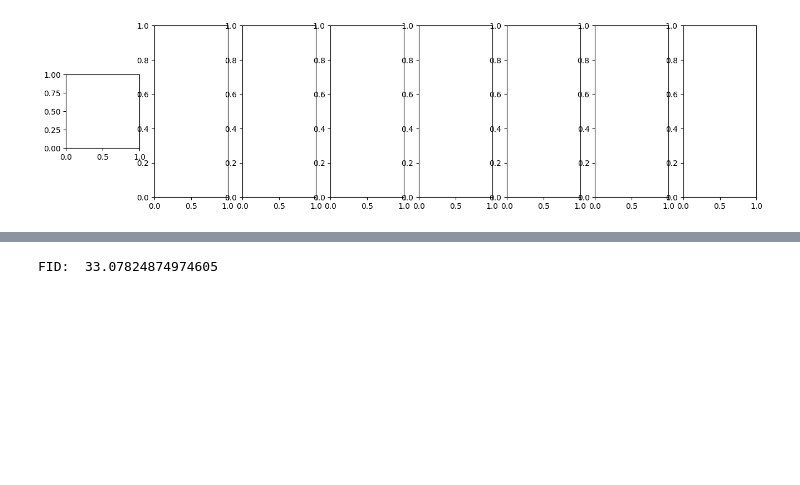
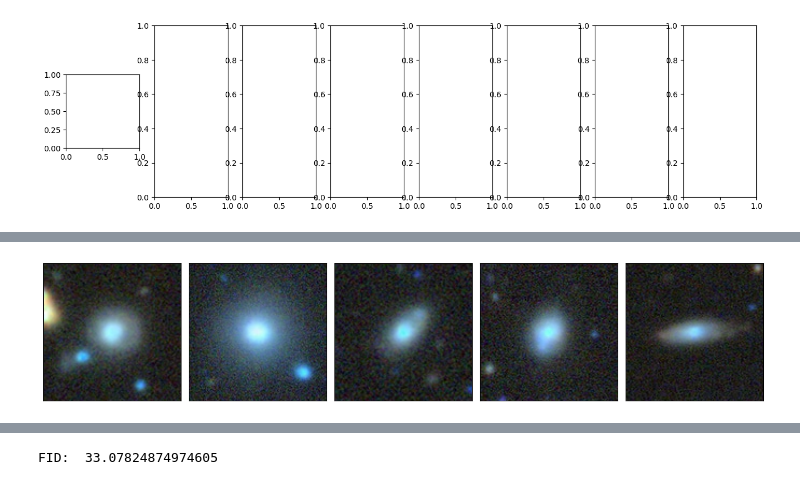
Before and after one commit to SandyYuan/galaxydiffuser, a Jupyter notebook: conditional_diffuser.ipynb, the cells around one changed output, grey strips where cells are left out. Drawn from its saved outputs; the diff is of its cells as text; code cells hidden in the pictures; blank space fills up the shorter version.

Commit message:
working conditional model

```diff
--- a/conditional_diffuser.ipynb
+++ b/conditional_diffuser.ipynb
@@ -131,7 +125,7 @@ dl = data.DataLoader(ds, batch_size = 16, shuffle=True)
 model = Unet(
     dim = 64,
     dim_mults = (1, 1, 2, 2, 2, 4, 4, 4),
-    # dim_cond = 3
+    dim_cond = 3
 ).to(device=DEVICE)
 
 diffusion = GaussianDiffusion(
@@ -155,7 +149,7 @@ trainer = Trainer(
     save_every = 5000,
     sample_every = 3000,
     num_workers=16,
-    cond = False,
+    cond = True,
 )
 # %%
 trainer.train()
@@ -180,0 +175,25 @@ Error: You must call wandb.init() before wandb.log()
+# %%
+trainer.load(95000)
+
+batch_size = 5
+conditioning = torch.zeros(batch_size, 3)
+conditioning[:, 0] = 0.1
+conditioning[:, 1] = 11.5
+conditioning = conditioning.to(torch.float32).to(device=DEVICE)
+
+all_images = trainer.ema_model.module.sample(128, batch_size = batch_size, cond = conditioning)
+all_images = (all_images + 1)/2
+# all_images = list(map(lambda x: (x - 0)/(255 - 0), all_images))
+all_images = torch.flip(all_images, dims=[1])*255 # map channels correctly for imout
+all_images = all_images.round()
+
+import matplotlib.pyplot as plt
+fig, ax = plt.subplots(figsize = (14, 3), ncols = 5, nrows = 1)
+for i, eax in enumerate(ax.flatten()):
+    eax.imshow(all_images[i].cpu().T/255)
+    eax.set_xticks([])
+    eax.set_yticks([])
+
+plt.tight_layout()
+# %% [output]
+[figure, added]
```
Also changed, not shown: parts of 10 cells of this notebook, 2 other files.
